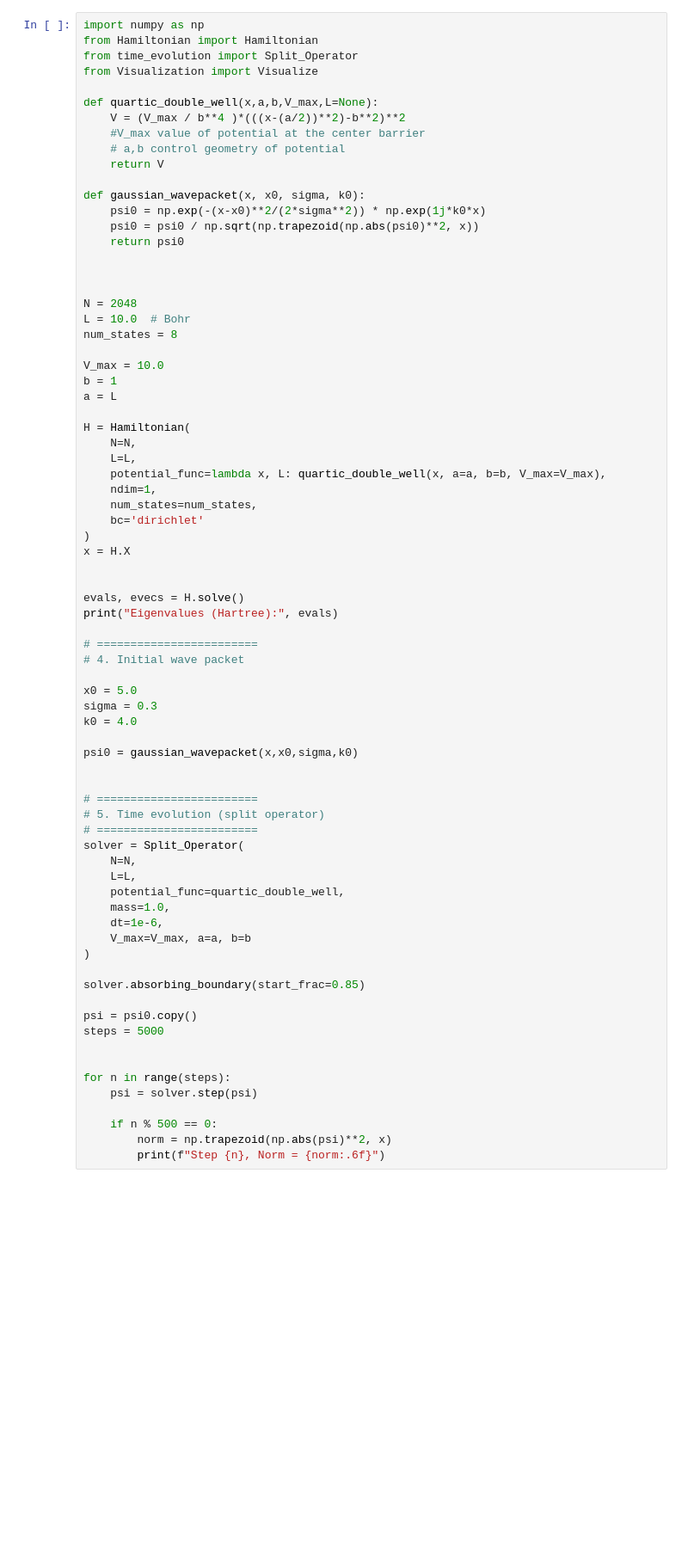
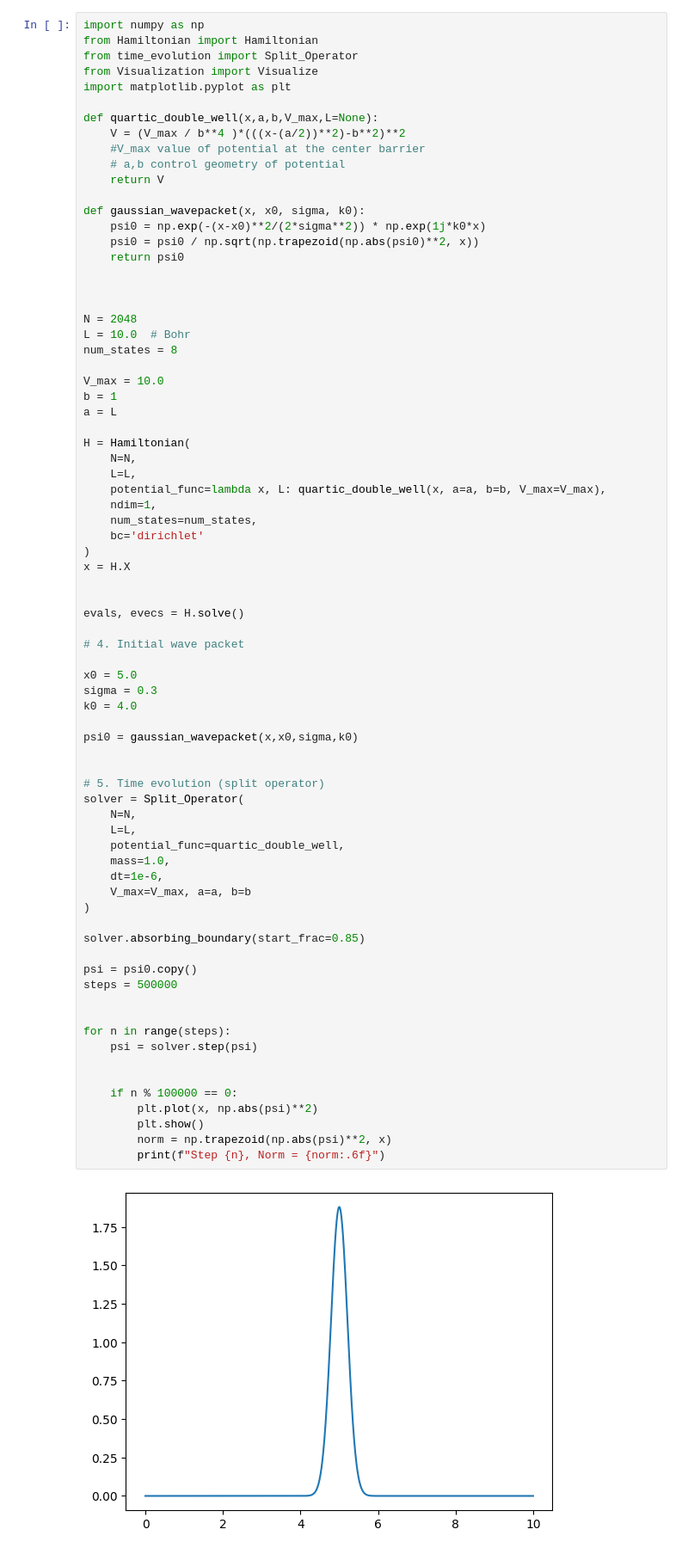
Before and after one commit to kostadubovskiy/quantum-state-solver, a Jupyter notebook: 1d_double_well.ipynb, the cells around one changed output. Shown at 86% size. Saved outputs shown, nothing was run; the diff lists cells and outputs as text; blank space fills up the shorter version.

```diff
--- a/1d_double_well.ipynb
+++ b/1d_double_well.ipynb
@@ -3,6 +3,7 @@ import numpy as np
 from Hamiltonian import Hamiltonian
 from time_evolution import Split_Operator
 from Visualization import Visualize
+import matplotlib.pyplot as plt
 
 def quartic_double_well(x,a,b,V_max,L=None):
     V = (V_max / b**4 )*(((x-(a/2))**2)-b**2)**2
@@ -37,40 +38,40 @@ x = H.X
 
 
 evals, evecs = H.solve()
-print("Eigenvalues (Hartree):", evals)
 
-# ========================
 # 4. Initial wave packet
 
 x0 = 5.0
 sigma = 0.3
 k0 = 4.0
 
 psi0 = gaussian_wavepacket(x,x0,sigma,k0)
 
 
-# ========================
 # 5. Time evolution (split operator)
-# ========================
 solver = Split_Operator(
     N=N,
     L=L,
     potential_func=quartic_double_well,
     mass=1.0,
     dt=1e-6,
     V_max=V_max, a=a, b=b
 )
 
 solver.absorbing_boundary(start_frac=0.85)
 
 psi = psi0.copy()
-steps = 5000
+steps = 500000
 
 
 for n in range(steps):
     psi = solver.step(psi)
 
-    if n % 500 == 0:
+
+    if n % 100000 == 0:
+        plt.plot(x, np.abs(psi)**2)
+        plt.show()
         norm = np.trapezoid(np.abs(psi)**2, x)
         print(f"Step {n}, Norm = {norm:.6f}")
 # %% [output]
+[figure, added]
```
Also changed, not shown: parts of 4 cells of this notebook, 5 other files.
